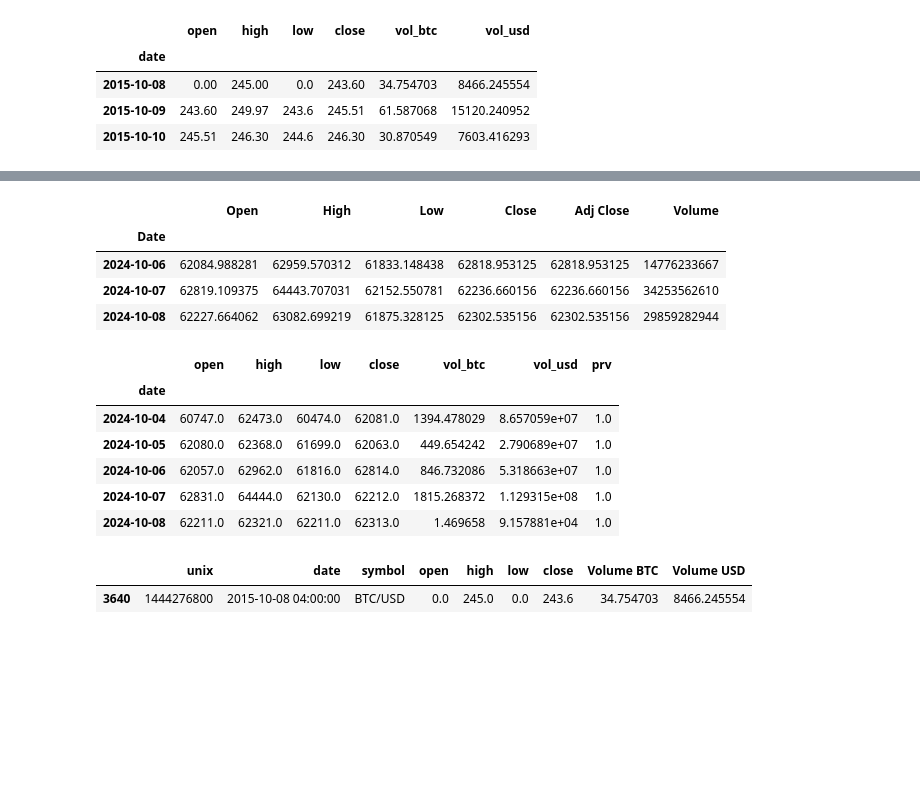
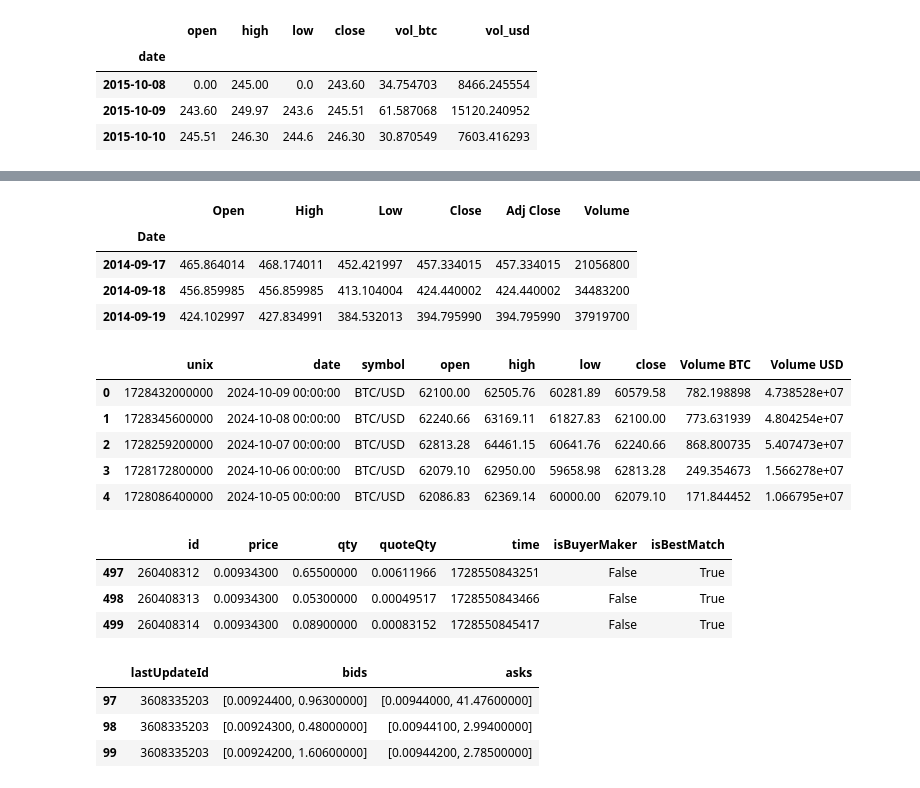
Before and after one commit to Cobasim/streamlit_yfinance, a Jupyter notebook: work_folder_temp/btc_download.ipynb, the cells around one changed output, grey strips where cells are left out. Cells and saved outputs as stored; diff of their text form; code cells hidden in the pictures; blank space fills up the shorter version.

```diff
--- a/work_folder_temp/btc_download.ipynb
+++ b/work_folder_temp/btc_download.ipynb
@@ -13,7 +15,7 @@ def get_btc_df(FORCE_DOWNLOAD=False):
 
     btc_csv_file_name = "Bitstamp_BTCUSD_d.csv"
 
-    if Path(file_path).is_file() and not FORCE_DOWNLOAD:
+    if Path(btc_csv_file_name).is_file() and not FORCE_DOWNLOAD:
         df = pd.read_csv(btc_csv_file_name, index_col=0)
 
     else:
@@ -37,7 +39,7 @@ def get_btc_df(FORCE_DOWNLOAD=False):
 
     return df
 # %%
-df = get_btc_df(FORCE_DOWNLOAD=False)
+df = get_btc_df(FORCE_DOWNLOAD=True)
 
 df.head(3)
 # %% [output]
@@ -47,5 +49,5 @@ df.head(3)
 | 2015-10-09 | 243.60 | 249.97 | 243.6 | 245.51 | 61.587068 | 15120.240952 |
 | 2015-10-10 | 245.51 | 246.30 | 244.6 | 246.30 | 30.870549 | 7603.416293 |
 # %%
-df['prv'] =    (df.vol_usd / df.close)
+df['v'] = df.vol_btc.cumsum()
 # %%
@@ -65,18 +61,17 @@ y = yf.download("BTC-USD", period="max", interval="1d")
 # %%
-y.tail(3)
+y.head(3)
 # %% [output]
 |  | Open | High | Low | Close | Adj Close | Volume |
 | Date |  |  |  |  |  |  |
-| 2024-10-06 | 62084.988281 | 62959.570312 | 61833.148438 | 62818.953125 | 62818.953125 | 14776233667 |
-| 2024-10-07 | 62819.109375 | 64443.707031 | 62152.550781 | 62236.660156 | 62236.660156 | 34253562610 |
-| 2024-10-08 | 62227.664062 | 63082.699219 | 61875.328125 | 62302.535156 | 62302.535156 | 29859282944 |
+| 2014-09-17 | 465.864014 | 468.174011 | 452.421997 | 457.334015 | 457.334015 | 21056800 |
+| 2014-09-18 | 456.859985 | 456.859985 | 413.104004 | 424.440002 | 424.440002 | 34483200 |
+| 2014-09-19 | 424.102997 | 427.834991 | 384.532013 | 394.795990 | 394.795990 | 37919700 |
 # %%
-df.tail()
+df.head()
 # %% [output]
-|  | open | high | low | close | vol_btc | vol_usd | prv |
-| date |  |  |  |  |  |  |  |
-| 2024-10-04 | 60747.0 | 62473.0 | 60474.0 | 62081.0 | 1394.478029 | 8.657059e+07 | 1.0 |
-| 2024-10-05 | 62080.0 | 62368.0 | 61699.0 | 62063.0 | 449.654242 | 2.790689e+07 | 1.0 |
-| 2024-10-06 | 62057.0 | 62962.0 | 61816.0 | 62814.0 | 846.732086 | 5.318663e+07 | 1.0 |
-| 2024-10-07 | 62831.0 | 64444.0 | 62130.0 | 62212.0 | 1815.268372 | 1.129315e+08 | 1.0 |
-| 2024-10-08 | 62211.0 | 62321.0 | 62211.0 | 62313.0 | 1.469658 | 9.157881e+04 | 1.0 |
+|  | unix | date | symbol | open | high | low | close | Volume BTC | Volume USD |
+| 0 | 1728432000000 | 2024-10-09 00:00:00 | BTC/USD | 62100.00 | 62505.76 | 60281.89 | 60579.58 | 782.198898 | 4.738528e+07 |
+| 1 | 1728345600000 | 2024-10-08 00:00:00 | BTC/USD | 62240.66 | 63169.11 | 61827.83 | 62100.00 | 773.631939 | 4.804254e+07 |
+| 2 | 1728259200000 | 2024-10-07 00:00:00 | BTC/USD | 62813.28 | 64461.15 | 60641.76 | 62240.66 | 868.800735 | 5.407473e+07 |
+| 3 | 1728172800000 | 2024-10-06 00:00:00 | BTC/USD | 62079.10 | 62950.00 | 59658.98 | 62813.28 | 249.354673 | 1.566278e+07 |
+| 4 | 1728086400000 | 2024-10-05 00:00:00 | BTC/USD | 62086.83 | 62369.14 | 60000.00 | 62079.10 | 171.844452 | 1.066795e+07 |
@@ -86,5 +77,0 @@ df = pd.read_csv(url, header=1)
-# %%
-df[df.open<1]
-# %% [output]
-|  | unix | date | symbol | open | high | low | close | Volume BTC | Volume USD |
-| 3640 | 1444276800 | 2015-10-08 04:00:00 | BTC/USD | 0.0 | 245.0 | 0.0 | 243.6 | 34.754703 | 8466.245554 |
@@ -90,0 +128,16 @@ df[df.open<1]
+# %%
+dft = pd.DataFrame(trades)
+dft.tail(3)
+# %% [output]
+|  | id | price | qty | quoteQty | time | isBuyerMaker | isBestMatch |
+| 497 | 260408312 | 0.00934300 | 0.65500000 | 0.00611966 | 1728550843251 | False | True |
+| 498 | 260408313 | 0.00934300 | 0.05300000 | 0.00049517 | 1728550843466 | False | True |
+| 499 | 260408314 | 0.00934300 | 0.08900000 | 0.00083152 | 1728550845417 | False | True |
+# %%
+dfd = pd.DataFrame(depth)
+dfd.tail(3)
+# %% [output]
+|  | lastUpdateId | bids | asks |
+| 97 | 3608335203 | [0.00924400, 0.96300000] | [0.00944000, 41.47600000] |
+| 98 | 3608335203 | [0.00924300, 0.48000000] | [0.00944100, 2.99400000] |
+| 99 | 3608335203 | [0.00924200, 1.60600000] | [0.00944200, 2.78500000] |
```
Also changed, not shown: parts of 8 cells of this notebook, 11 other files.
